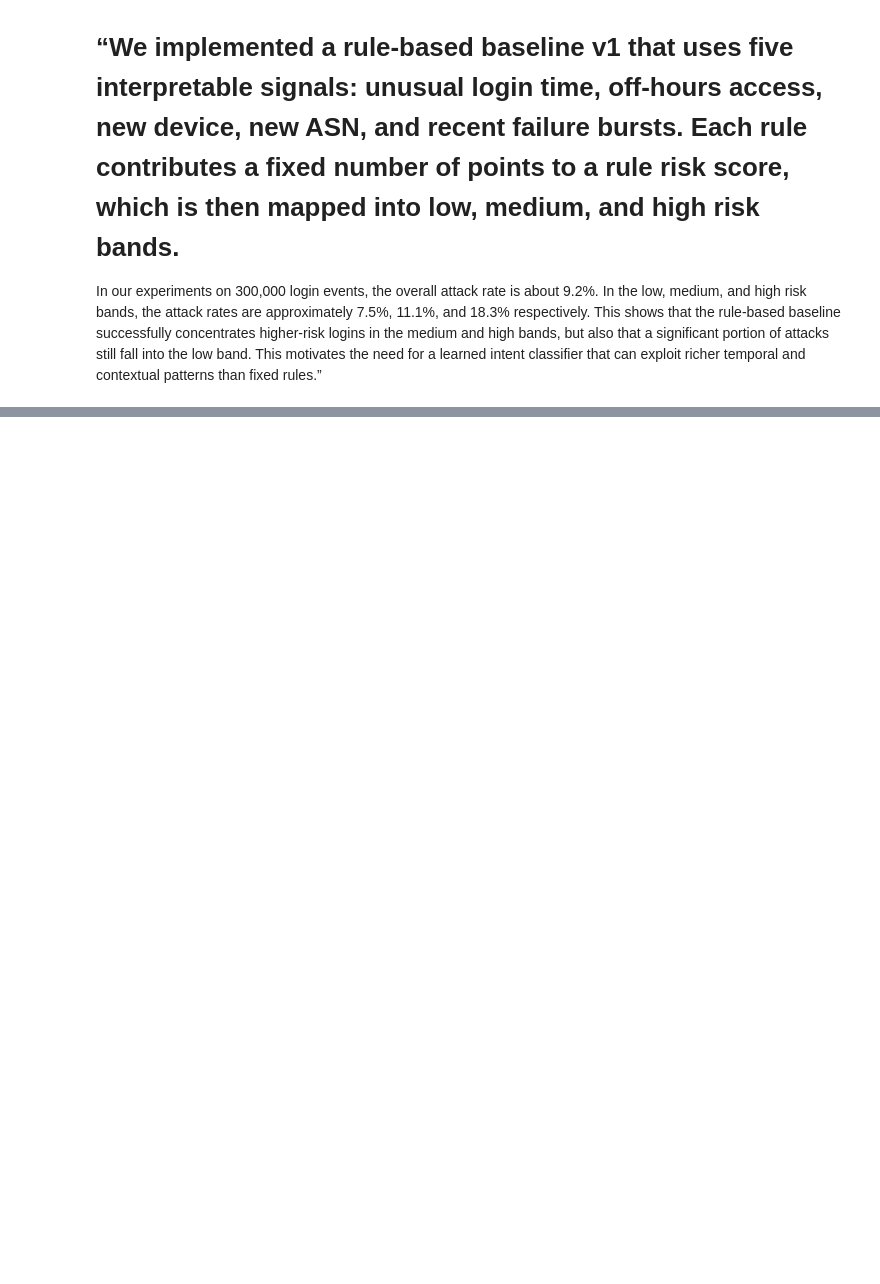
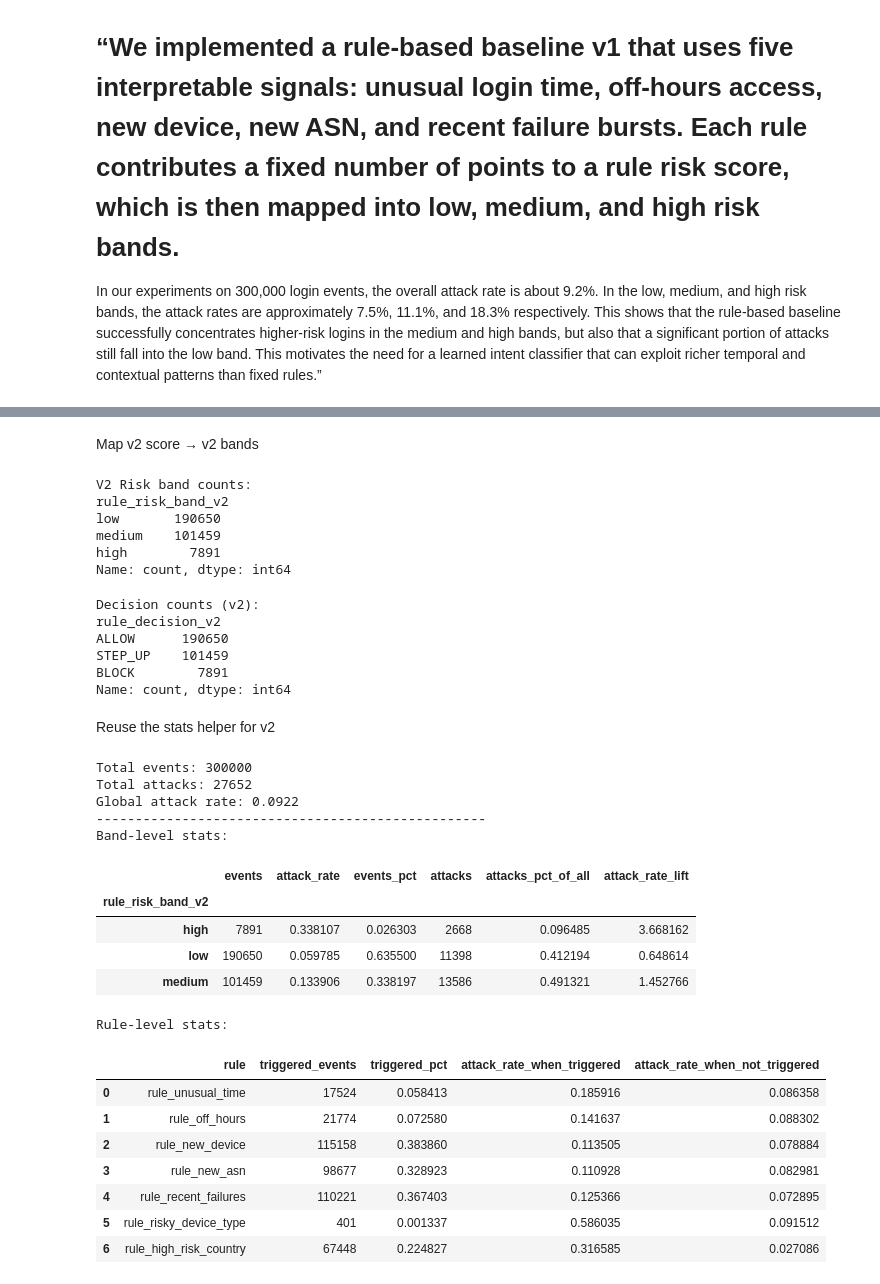
Before and after one commit to madhvesh23/Intent-Classification-ML-Project-, a Jupyter notebook: notebooks/02_rule_baseline.ipynb, the cells around one changed output, grey strips where cells are left out. Cells and saved outputs as stored; diff of their text form; code cells hidden in the pictures; blank space fills up the shorter version.

```diff
--- a/notebooks/02_rule_baseline.ipynb
+++ b/notebooks/02_rule_baseline.ipynb
@@ -349,0 +719,70 @@ In our experiments on 300,000 login events, the overall attack rate is about 9.2
+# %% [markdown]
+Map v2 score → v2 bands
+# %%
+def map_rule_band_v2(score: int) -> str:
+    if score <= 2:
+        return "low"
+    elif score <= 5:
+        return "medium"
+    else:
+        return "high"
+
+df["rule_risk_band_v2"] = df["rule_risk_score_v2"].apply(map_rule_band_v2)
+
+print("V2 Risk band counts:")
+print(df["rule_risk_band_v2"].value_counts())
+# %% [output]
+V2 Risk band counts:
+rule_risk_band_v2
+low       190650
+medium    101459
+high        7891
+Name: count, dtype: int64
+# %%
+def map_decision_from_band(band: str) -> str:
+    if band == "low":
+        return "ALLOW"
+    elif band == "medium":
+        return "STEP_UP"
+    else:
+        return "BLOCK"
+
+df["rule_decision_v2"] = df["rule_risk_band_v2"].apply(map_decision_from_band)
+
+print("Decision counts (v2):")
+print(df["rule_decision_v2"].value_counts())
+# %% [output]
+Decision counts (v2):
+rule_decision_v2
+ALLOW      190650
+STEP_UP    101459
+BLOCK        7891
+Name: count, dtype: int64
+# %% [markdown]
+Reuse the stats helper for v2
+# %%
+label_col = "Is Attack IP"
+score_col_v2 = "rule_risk_score_v2"
+band_col_v2 = "rule_risk_band_v2"
+
+band_stats_v2, rule_stats_v2 = summarize_baseline(df, label_col, score_col_v2, band_col_v2)
+# %% [output]
+Total events: 300000
+Total attacks: 27652
+Global attack rate: 0.0922
+--------------------------------------------------
+Band-level stats:
+|  | events | attack_rate | events_pct | attacks | attacks_pct_of_all | attack_rate_lift |
+| rule_risk_band_v2 |  |  |  |  |  |  |
+| high | 7891 | 0.338107 | 0.026303 | 2668 | 0.096485 | 3.668162 |
+| low | 190650 | 0.059785 | 0.635500 | 11398 | 0.412194 | 0.648614 |
+| medium | 101459 | 0.133906 | 0.338197 | 13586 | 0.491321 | 1.452766 |
+Rule-level stats:
+|  | rule | triggered_events | triggered_pct | attack_rate_when_triggered | attack_rate_when_not_triggered |
+| 0 | rule_unusual_time | 17524 | 0.058413 | 0.185916 | 0.086358 |
+| 1 | rule_off_hours | 21774 | 0.072580 | 0.141637 | 0.088302 |
+| 2 | rule_new_device | 115158 | 0.383860 | 0.113505 | 0.078884 |
+| 3 | rule_new_asn | 98677 | 0.328923 | 0.110928 | 0.082981 |
+| 4 | rule_recent_failures | 110221 | 0.367403 | 0.125366 | 0.072895 |
+| 5 | rule_risky_device_type | 401 | 0.001337 | 0.586035 | 0.091512 |
+| 6 | rule_high_risk_country | 67448 | 0.224827 | 0.316585 | 0.027086 |
```
Also changed, not shown: parts of 31 cells of this notebook.
